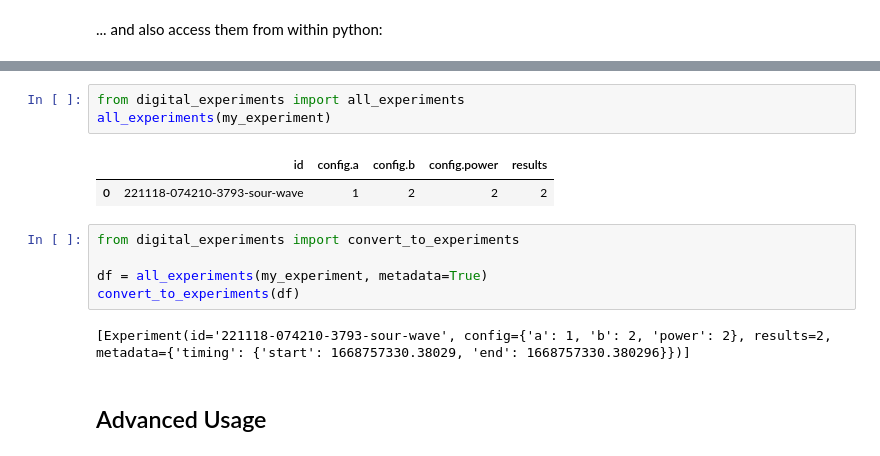
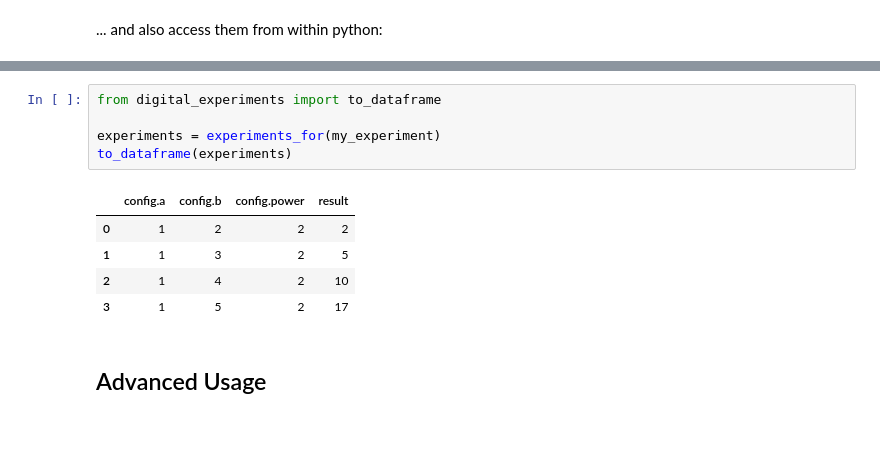
Before and after one commit to jla-gardner/digital-experiments, a Jupyter notebook: examples/digital_experiments.ipynb, the cells around one changed output, grey strips where cells are left out. Cells and saved outputs as stored; diff of their text form; blank space fills up the shorter version.

```diff
--- a/examples/digital_experiments.ipynb
+++ b/examples/digital_experiments.ipynb
@@ -56,16 +68,14 @@ We can inspect experiment files directly from the file system:
 # %%
-from digital_experiments import all_experiments
-all_experiments(my_experiment)
+from digital_experiments import to_dataframe
+
+experiments = experiments_for(my_experiment)
+to_dataframe(experiments)
 # %% [output]
-|  | id | config.a | config.b | config.power | results |
-| 0 | 221118-074210-3793-sour-wave | 1 | 2 | 2 | 2 |
+|  | config.a | config.b | config.power | result |
+| 0 | 1 | 2 | 2 | 2 |
+| 1 | 1 | 3 | 2 | 5 |
+| 2 | 1 | 4 | 2 | 10 |
+| 3 | 1 | 5 | 2 | 17 |
-# %%
-from digital_experiments import convert_to_experiments
-
-df = all_experiments(my_experiment, metadata=True)
-convert_to_experiments(df)
-# %% [output]
-[Experiment(id='221118-074210-3793-sour-wave', config={'a': 1, 'b': 2, 'power': 2}, results=2, metadata={'timing': {'start': 1668757330.38029, 'end': 1668757330.380296}})]
 # %% [markdown]
 ## Advanced Usage
 # %% [markdown]
```
Also changed, not shown: parts of 14 cells of this notebook, 10 other files.
